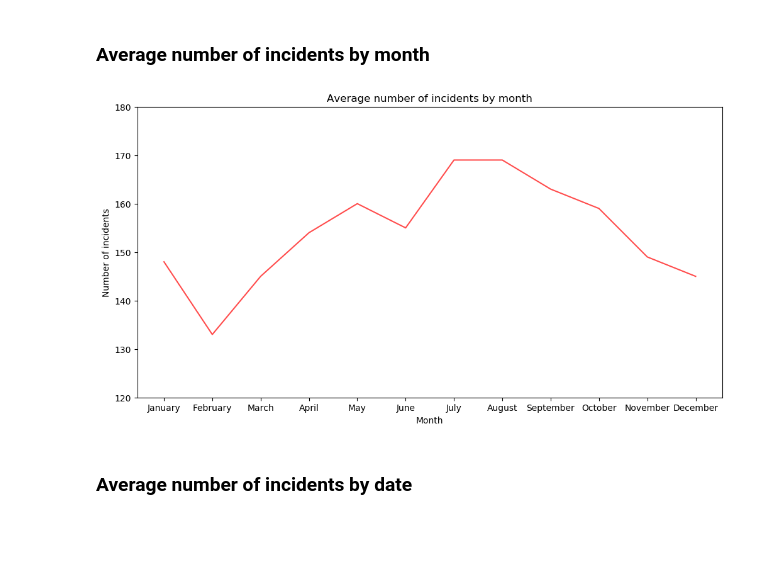
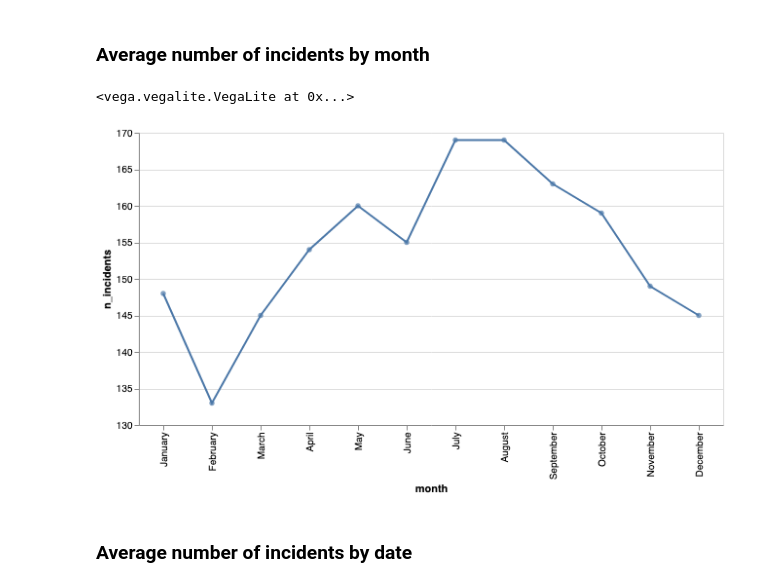
Before and after one commit to mideaconu/gun-violence, a Jupyter notebook: gun-violence.ipynb, the cells around one changed output. Drawn from its saved outputs; the diff is of its cells as text; code cells hidden in the pictures; blank space fills up the shorter version.

```diff
--- a/gun-violence.ipynb
+++ b/gun-violence.ipynb
@@ -339,16 +327,21 @@ plt.show()
 # %% [markdown]
 ### Average number of incidents by month
-# %%
-fig, ax = plt.subplots(figsize=(12, 6))
-ax.plot(np.arange(12), incidents_by_month_ave, label='Incidents', alpha=0.7, color='red')
-ax.set_ylabel("Number of incidents")
-ax.set_xlabel("Month")
-ax.set_ylim([120, 180])
-plt.xticks(range(len(incidents_by_month_ave)), map(lambda x: calendar.month_name[x], incidents_by_month_ave.index))
-plt.title("Average number of incidents by month")
-plt.show()
-# %% [output]
-[figure, removed]
+# %%
+incidents_by_month_ave.index = months
+incidents_by_month_ave = incidents_by_month_ave.reset_index().reset_index()
+incidents_by_month_ave.columns = ["order", "month", "n_incidents"]
+# %%
+month_chart = alt.Chart(incidents_by_month_ave).mark_line().encode(
+    alt.X("month:N", sort=None),
+    alt.Y("n_incidents:Q", scale=alt.Scale(zero=False)),
+    alt.Tooltip('n_incidents:Q'),
+    alt.Order("order")
+).properties(width=600, height=300)
+
+month_chart + month_chart.mark_circle()
+# %% [output]
+<vega.vegalite.VegaLite at 0x...>
+[figure, added]
 # %% [markdown]
 ### Average number of incidents by date
 # %%
```
Also changed, not shown: parts of 17 cells of this notebook.
